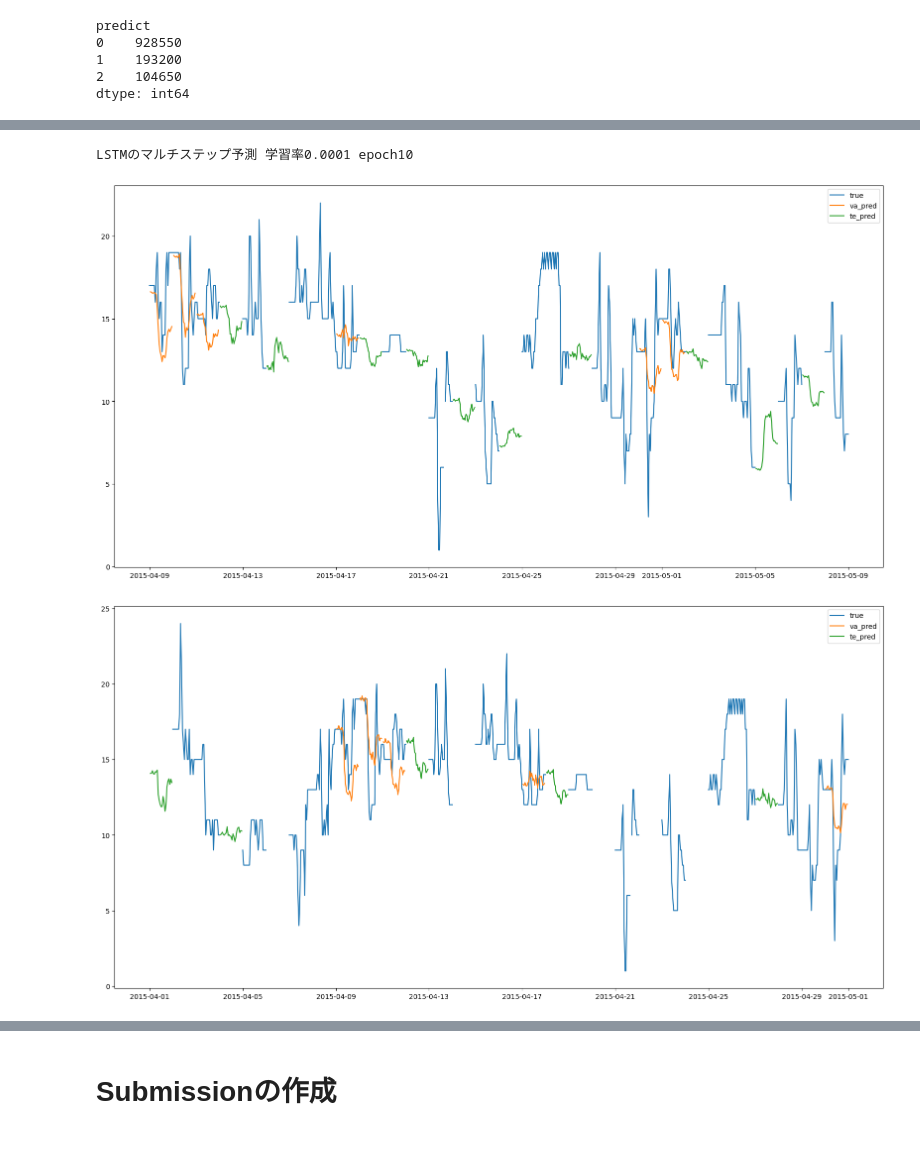
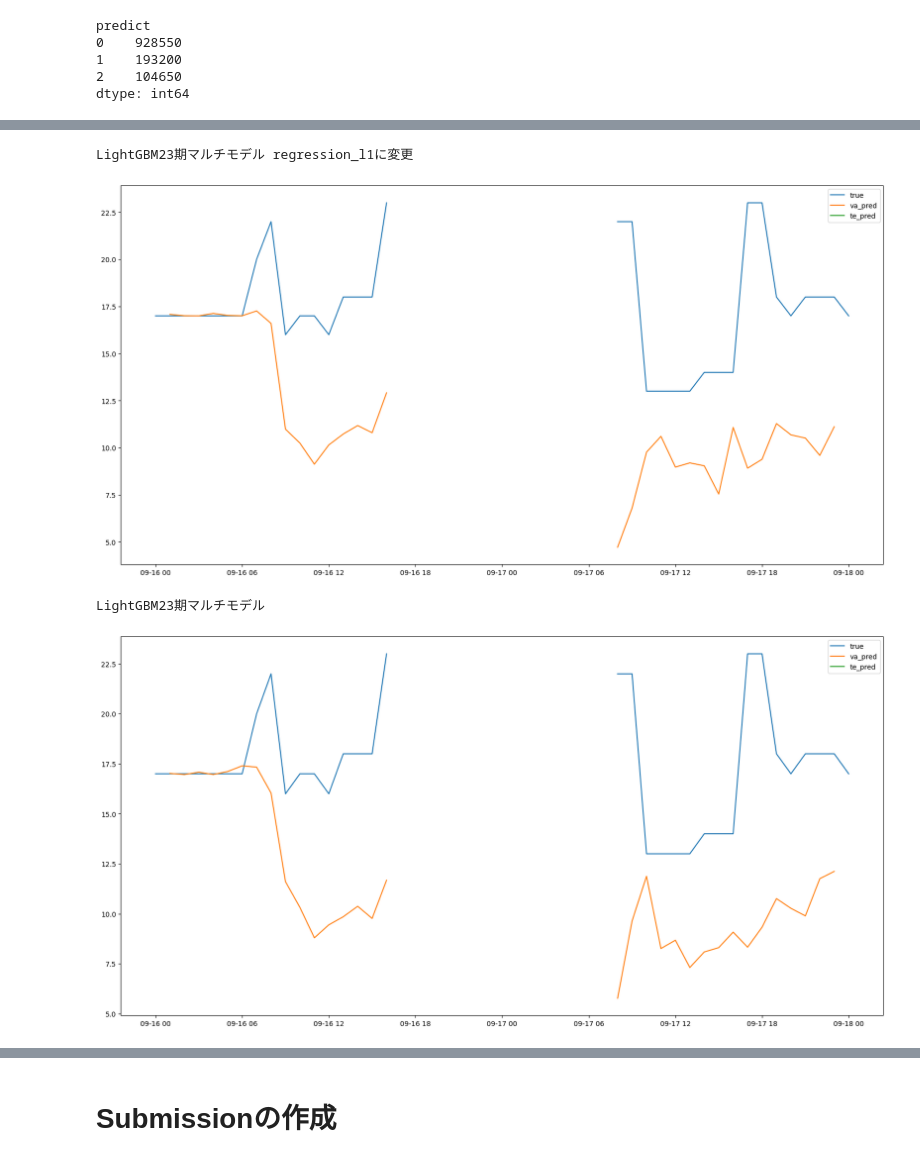
Before and after one commit to snoopy0420/atma_udemy, a Jupyter notebook: notebooks/baseline_LGBM.ipynb, the cells around one changed output, grey strips where cells are left out. Cells and saved outputs as stored; diff of their text form; code cells hidden in the pictures.

```diff
--- a/notebooks/baseline_LGBM.ipynb
+++ b/notebooks/baseline_LGBM.ipynb
@@ -539,6 +539,6 @@ logger = Logger(path=DIR_LOG)
 # %%
 # run_nameの設定
 run_name = get_run_name(model_type="lgbm_multimodel")
-run_name = 'lgbm_multimodel_202410122143'
+# run_name = 'lgbm_multimodel_202410122143'
 run_name
 # %% [output]
@@ -552,22 +552,22 @@ model_params = {
     # model run params
     "num_boost_round": 2000,
     "early_stopping_rounds": 100,
-    "verbose": True,
+    "verbose": 1,
     "period": 100,
     # model core params
     "boosting_type": "gbdt",
-    "objective": "regression",
+    "objective": "regression_l1",
     "metric": "l1",
     "learning_rate": 0.01,
-    "num_leaves": 31,
-    "colsample_bytree": 0.5, # feature_fraction
-    "subsample": 0.5,
-    "reg_lambda": 5,
-    "random_state": 71,
-    'max_depth': 3,
-    "min_data_in_leaf": 10,
-    "num_leaves": 31,
-    'verbosity': -1,  # 出力を抑制
+    # "num_leaves": 31,
+    # "colsample_bytree": 0.5, # feature_fraction
+    # "subsample": 0.5,
+    # "reg_lambda": 5,
+    # "random_state": 71,
+    # 'max_depth': 3,
+    # "min_data_in_leaf": 10,
+    # "num_leaves": 31,
+    # 'verbosity': -1,  # 出力を抑制
 }
 run_setting = {
     'calc_shap': False,     # shap値を計算するか否か
@@ -581,7 +581,7 @@ cv_setting = {
     "initial_fold_date": "2014-09-01",
 }
 # %%
-memo = "LightGBM23期マルチモデル"
+memo = "LightGBM23期マルチモデル regression_l1に変更"
 runner = MLModelRunner(
     run_name,
     model_LGBM_multimodel,
@@ -681,28 +622,28 @@ path_te_pred = os.path.join(runner.out_dir_name, "te_pred.pkl")
 df_va_pred = pd.read_pickle(path_va_pred)
 df_te_pred = pd.read_pickle(path_te_pred)
 
-df_true = pd.read_pickle(os.path.join(DIR_INTERIM, "df_prep_status.pkl"))[["datetime", "station_id", "bikes_available"]]
+df_true = pd.read_pickle(os.path.join(DIR_INTERIM, "status_data.pkl"))[runner.key_cols+[runner.target_col]]
 # %%
 print(memo)
 # datetimeを連続にする
 df_ = pd.merge(df_true, df_va_pred, on=["station_id", "datetime"], how="left", suffixes=("", "_va_pred"))
 df_ = pd.merge(df_, df_te_pred, on=["station_id", "datetime"], how="left", suffixes=("", "_te_pred"))
 # データ期間,station_idを指定する
 station_id = 0
-start_date = "2015-04-09"
-end_date = "2015-05-09"
+start_date = "2014-09-16"
+end_date = "2014-09-18"
 df_ = df_[df_["station_id"]==station_id]
 df_ = df_[(df_["datetime"] >= start_date) & (df_["datetime"] <= end_date)]
 # プロット
 plt.figure(figsize=(20, 10))
 plt.plot(df_["datetime"], df_["bikes_available"], label="true")
 plt.plot(df_["datetime"], df_["bikes_available_va_pred"], label="va_pred")
 plt.plot(df_["datetime"], df_["bikes_available_te_pred"], label="te_pred")
 plt.legend()
 plt.show()
 # %% [output]
-LSTMのマルチステップ予測 学習率0.0001 epoch10
+LightGBM23期マルチモデル regression_l1に変更
-[figure, old version]
+[figure, new version]
 # %%
 print(memo)
 # datetimeを連続にする
@@ -710,8 +651,8 @@ df_ = pd.merge(df_true, df_va_pred, on=["station_id", "datetime"], how="left", s
 df_ = pd.merge(df_, df_te_pred, on=["station_id", "datetime"], how="left", suffixes=("", "_te_pred"))
 # データ期間,station_idを指定する
 station_id = 0
-start_date = "2015-04-01"
-end_date = "2015-05-01"
+start_date = "2014-09-16"
+end_date = "2014-09-18"
 df_ = df_[df_["station_id"]==station_id]
 df_ = df_[(df_["datetime"] >= start_date) & (df_["datetime"] <= end_date)]
 # プロット
@@ -722,4 +663,5 @@ plt.plot(df_["datetime"], df_["bikes_available_te_pred"], label="te_pred")
 plt.legend()
 plt.show()
 # %% [output]
+LightGBM23期マルチモデル
-[figure, old version]
+[figure, new version]
```
Also changed, not shown: parts of 29 cells of this notebook, 3 other files.
